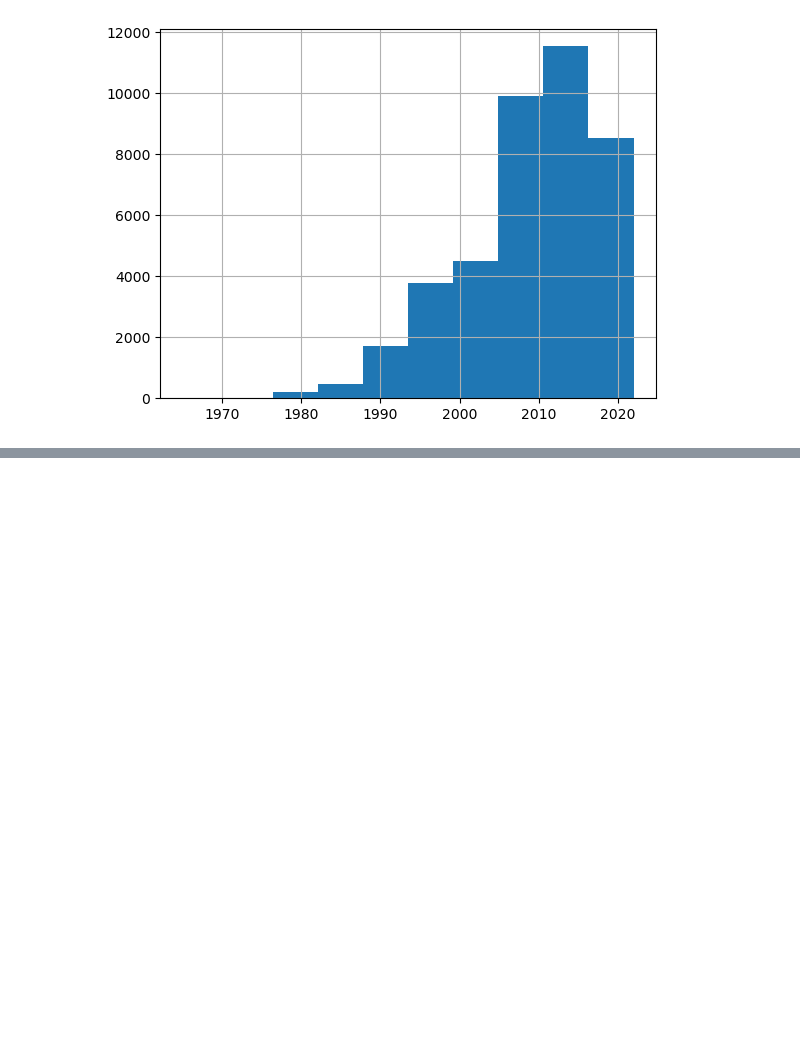
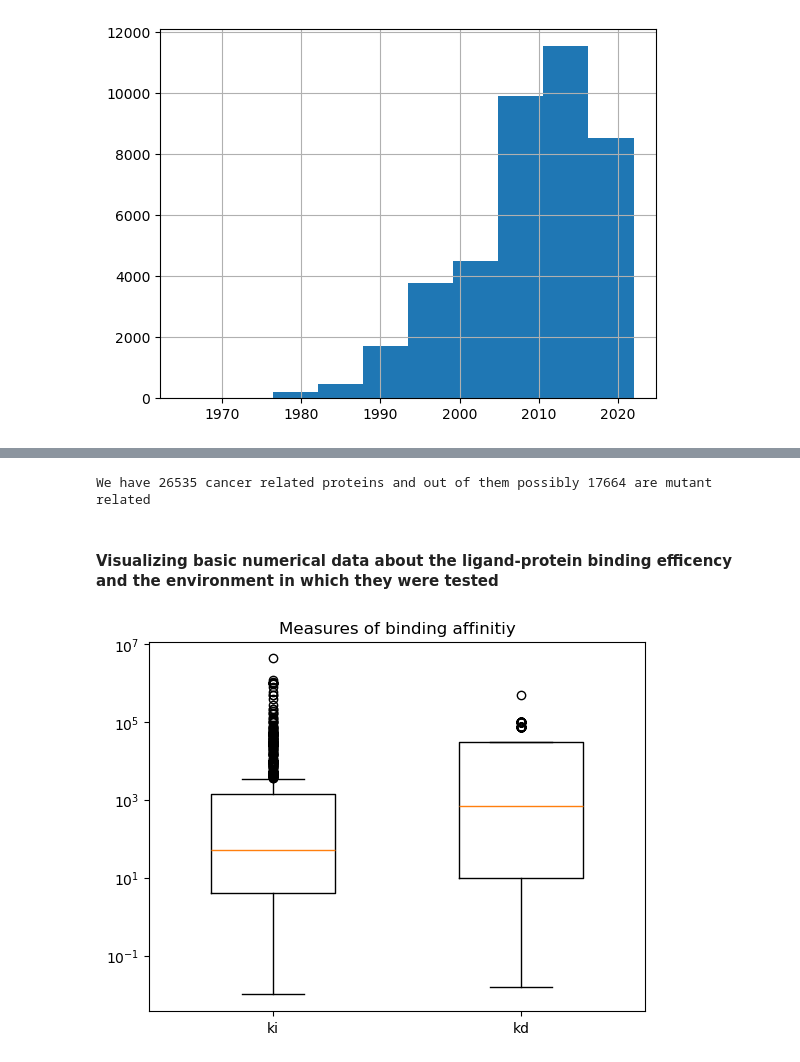
Before and after one commit to matheogodenzi/HyperBabbage, a Jupyter notebook: preprocessing.ipynb, the cells around one changed output, grey strips where cells are left out. Drawn from its saved outputs; the diff is of its cells as text; code cells hidden in the pictures; blank space fills up the shorter version.

```diff
--- a/preprocessing.ipynb
+++ b/preprocessing.ipynb
@@ -86,6 +88,7 @@ else:
 
             # These columns are supposed to contain strings.
             ColumnClean('Article DOI', 'doi'),
+            ColumnClean('Target Name', 'Target Name'),
 
             # We use these IDs to join bindingDB and drugbank
             ColumnClean('PubChem CID', 'pubchem_cid'),
@@ -345,0 +495,8 @@ df_dois['year'].hist()
+# %%
+import re
+
+# Create a single regex pattern from the list of terms (case-insensitive)
+pattern = '|'.join(rf"\b{re.escape(term)}\b" for term in cancer_keywords)
+
+# Filter rows where "specific-description" contains any of the cancer terms
+filtered_df = merged_df[merged_df['specific-function'].str.contains(pattern, case=False, na=False)]
@@ -345,0 +515,21 @@ df_dois['year'].hist()
+# %%
+print(f"We have {len(filtered_df)} cancer related proteins and out of them possibly {len(mutant_df)} are mutant related")
+# %% [output]
+We have 26535 cancer related proteins and out of them possibly 17664 are mutant related
+# %%
+affinity_cols = ["ki", "kd"] ## Measures of binding affinity
+ec_ic = ["ic50"] #### Measures of inhibitory (IC50) and effective concentrations (EC50)
+bind_unbind = ["kon"] ## Rates of binding / unbinding of ligands
+
+binding_ligand_efficency_cols = affinity_cols + ec_ic + bind_unbind
+# %% [markdown]
+#### Visualizing basic numerical data about the ligand-protein binding efficency and the environment in which they were tested
+# %%
+for i in range(len(affinity_cols)):
+    plt.boxplot(filtered_df[affinity_cols[i]].dropna(), positions = [i], widths=0.5)
+plt.title("Measures of binding affinitiy")
+plt.xticks(range(len(affinity_cols)), affinity_cols)
+plt.yscale('log')
+plt.show()
+# %% [output]
+[figure, added]
```
Also changed, not shown: parts of 24 cells of this notebook.
